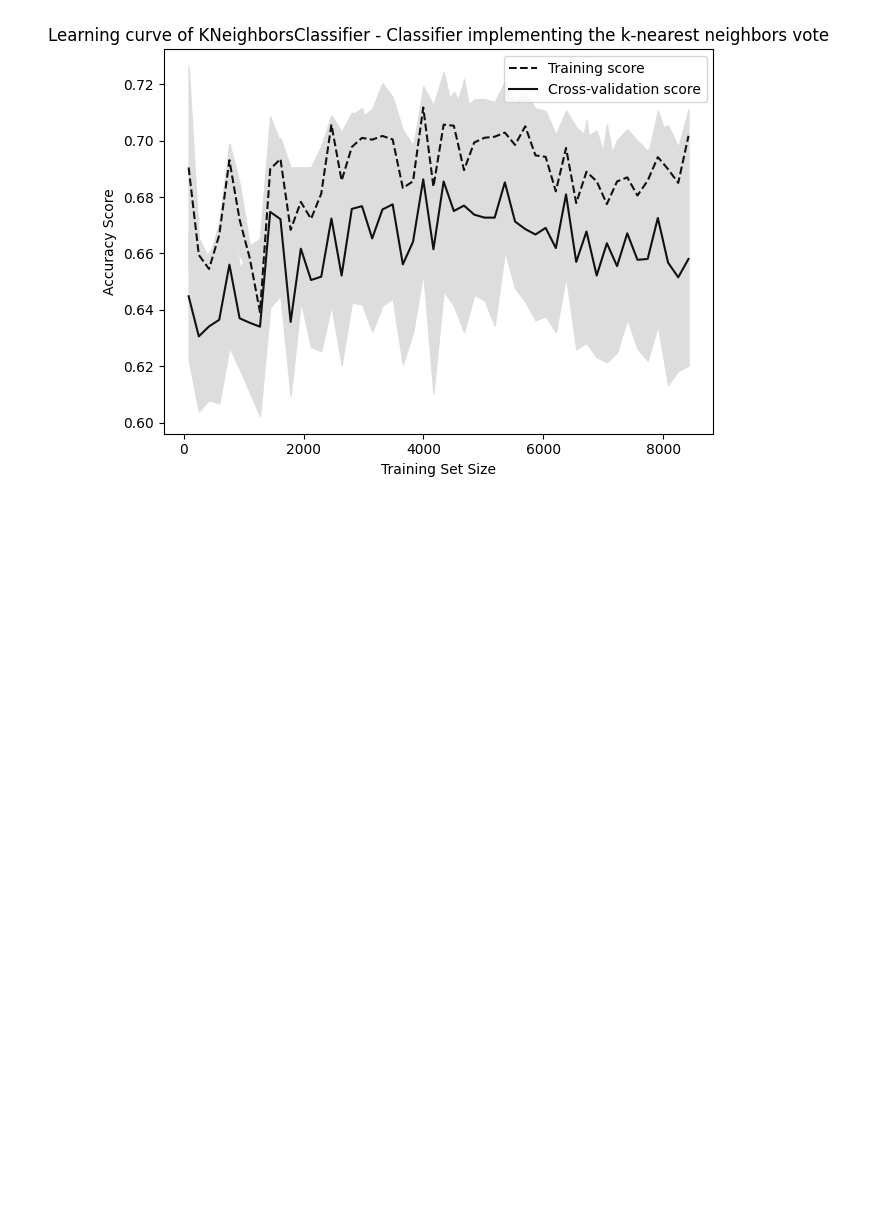
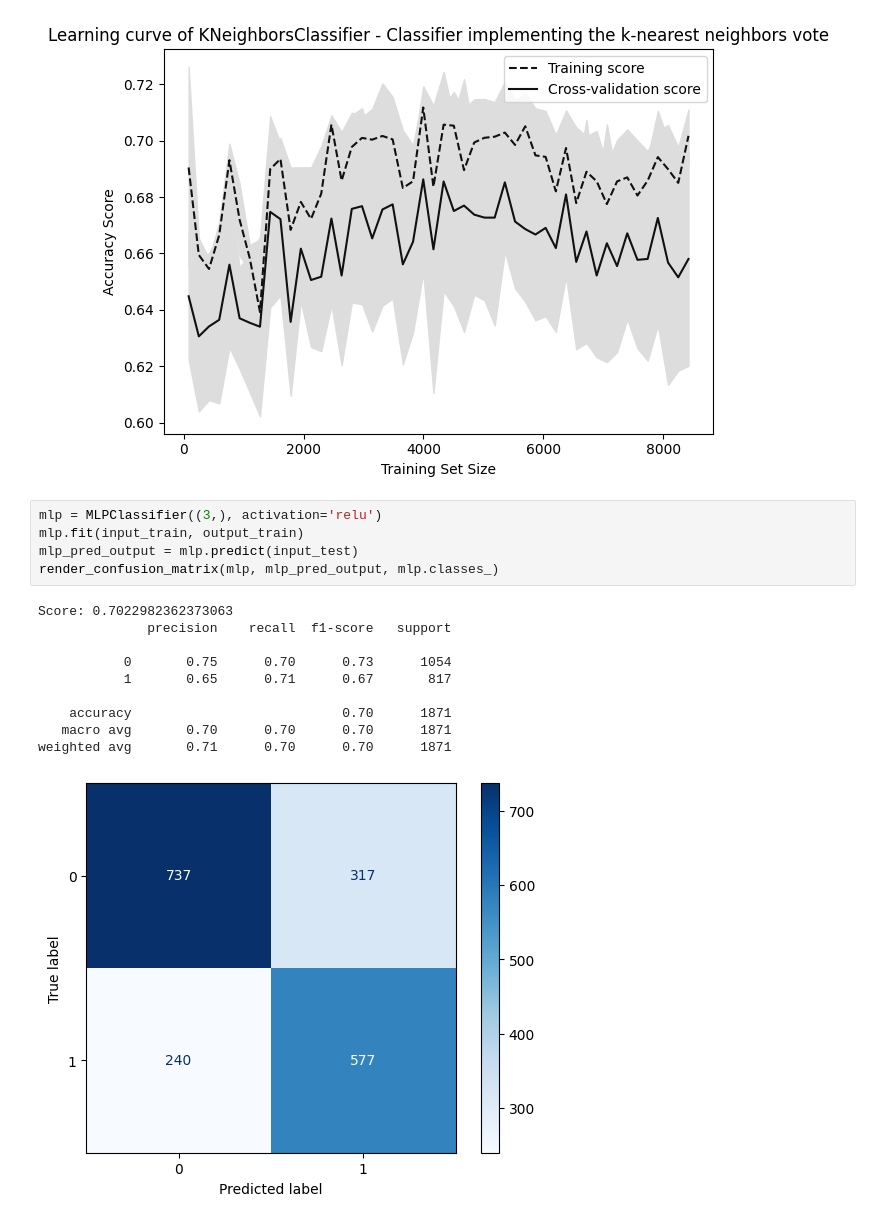
Before and after one commit to StrajnarFilip/UISU-projektna-naloga, a Jupyter notebook: naloga.ipynb, the cells around one changed output. Saved outputs shown, nothing was run; the diff lists cells and outputs as text; blank space fills up the shorter version.

```diff
--- a/naloga.ipynb
+++ b/naloga.ipynb
@@ -395,3 +396,19 @@ weighted avg       0.70      0.70      0.70      1871
 render_learning_curve(k_neighbors, "Learning curve of KNeighborsClassifier - Classifier implementing the k-nearest neighbors vote")
 # %% [output]
 [figure]
+# %%
+mlp = MLPClassifier((3,), activation='relu')
+mlp.fit(input_train, output_train)
+mlp_pred_output = mlp.predict(input_test)
+render_confusion_matrix(mlp, mlp_pred_output, mlp.classes_)
+# %% [output]
+Score: 0.7022982362373063
+              precision    recall  f1-score   support
+
+           0       0.75      0.70      0.73      1054
+           1       0.65      0.71      0.67       817
+
+    accuracy                           0.70      1871
+   macro avg       0.70      0.70      0.70      1871
+weighted avg       0.71      0.70      0.70      1871
+[figure, added]
```
Also changed, not shown: parts of 2 cells of this notebook.
